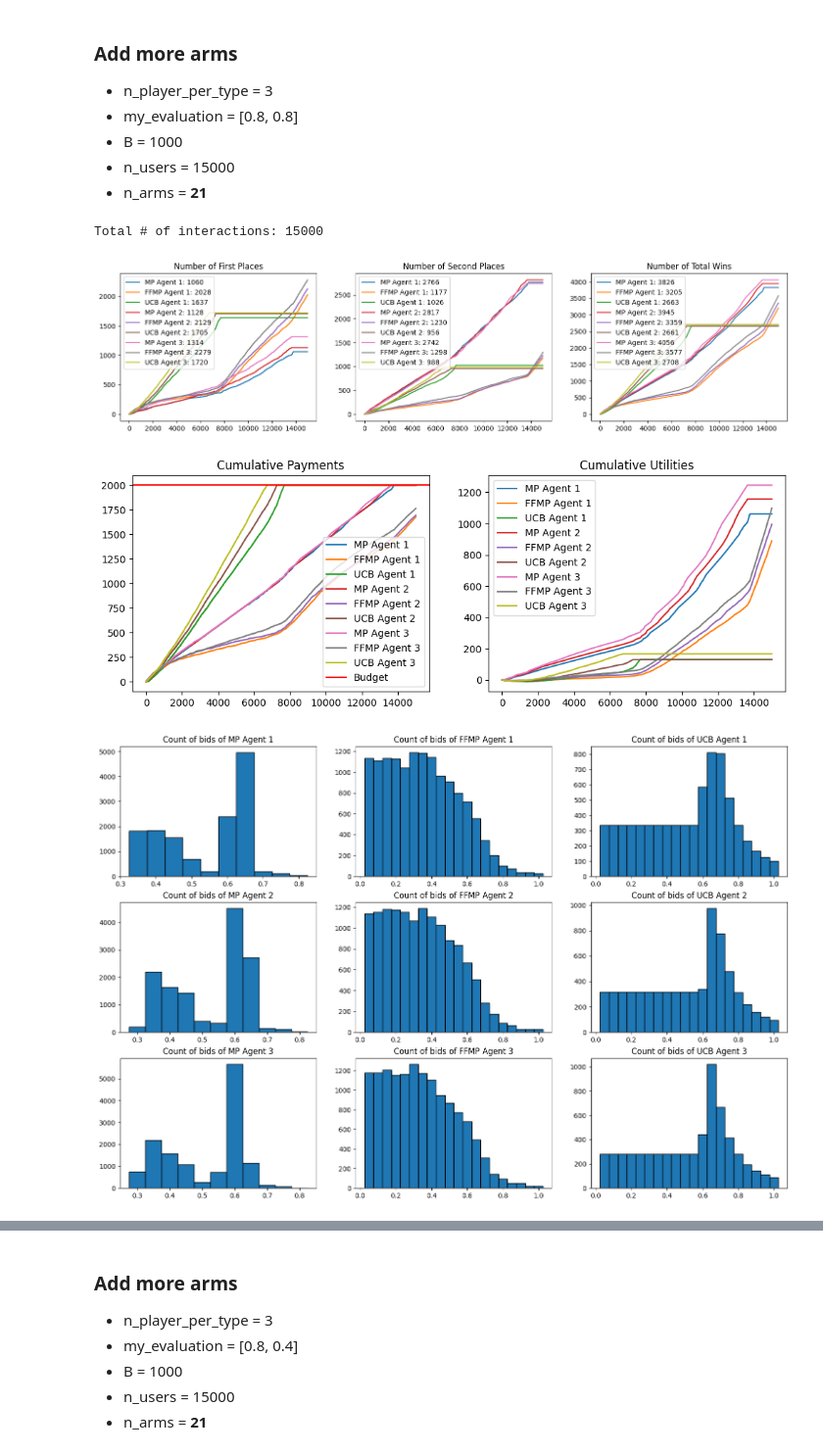
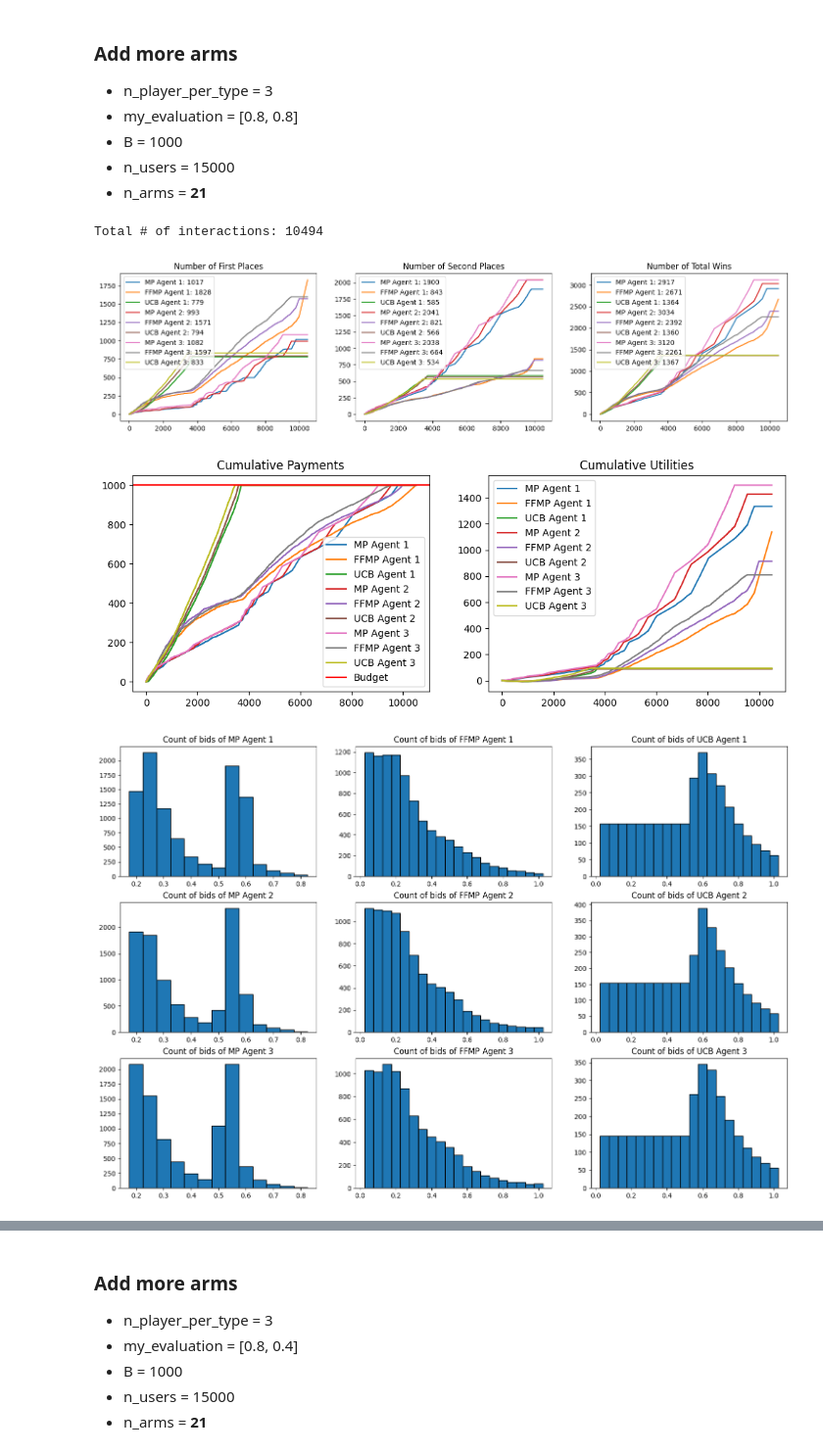
Before and after one commit to claudioarione/OnlineLearningApplications, a Jupyter notebook: requirement_4.ipynb, the cells around one changed output, grey strips where cells are left out. Shown at 98% size. Saved outputs shown, nothing was run; the diff lists cells and outputs as text; code cells hidden in the pictures.

Commit message:
Update requirement_4.ipynb
Fix minor bugs, add seed as parameter for trial

```diff
--- a/requirement_4.ipynb
+++ b/requirement_4.ipynb
@@ -238,6 +238,9 @@ eta = 1/np.sqrt(n_users)
 
 n_arms = 11 #change this to increse/decrese the number of arms
 available_bids = np.linspace(0,1,n_arms)
+
+print_rounds = False
+seed = 100
 # %% [markdown]
 ## Interaction
 # %%
@@ -270,7 +273,7 @@ total_second_place_array = [0] * n_advertisers
 #if players[i] has depleted his budget -> budgets_flag[i] = 1
 budgets_flag = [0] * n_advertisers
 
-np.random.seed(18)
+np.random.seed(seed)
 
 #start interaction
 for u in range(n_users):
@@ -331,7 +334,8 @@ for u in range(n_users):
       payments_array[j].append(c_t)
 
     #print the round
-    #print(f'Round {u+1}) --- Bids: {bids_normalized} --- Winners: {winners} --- payment: {payments_per_click}')
+    if print_rounds == True:
+      print(f'Round {u+1}) --- Bids: {bids_normalized} --- Winners: {winners} --- payment: {payments_per_click}')
 
     # Check if everyone is out of budget: if yes -> stop the rounds
     flag = 1
@@ -419,9 +423,9 @@ plt.show()
 ## Trial Class
 # %%
 class Trial:
-  def __init__(self, n_player_per_type=1, my_valuations=[0.8, 0.8], B=1000, n_users=5000, n_arms=11, print_rounds=False):
+  def __init__(self, n_player_per_type=1, my_valuations=[0.8, 0.8], B=1000, n_users=5000, n_arms=11, print_rounds=False, seed=100):
     self.player_types_name = ["MP Agent", "FFMP Agent", "UCB Agent"]
-    self.player_types = len(player_types_name)
+    self.player_types = len(self.player_types_name)
 
     self.n_player_per_type = n_player_per_type
     self.my_valuations = my_valuations
@@ -435,6 +439,7 @@ class Trial:
     self.eta = 1/np.sqrt(self.n_users)
     self.available_bids = np.linspace(0,1,self.n_arms)
     self.print_rounds = print_rounds
+    self.seed = seed
 
     self.players = []
 
@@ -465,7 +470,7 @@ class Trial:
     #if players[i] has depleted his budget -> budgets_flag[i] = 1
     self.budgets_flag = [0] * self.n_advertisers
 
-    np.random.seed(18)
+    np.random.seed(self.seed)
 
     #start interaction
     for u in range(self.n_users):
@@ -538,10 +543,12 @@ class Trial:
     #final print
     print(f'Total # of interactions: {u+1}')
 
+
   def print_results(self):
     for i in range(self.n_advertisers):
       print(f'Total # of First Places of player {self.player_types_name[i%3]} {int(i/3) + 1}: {self.total_first_place_array[i]}')
       print(f'Total # of Second Places of player {self.player_types_name[i%3]} {int(i/3) + 1}: {self.total_second_place_array[i]}')
+
 
   def plot_winnings(self):
     fig, axes = plt.subplots(nrows=1, ncols=3, figsize = (18,4))
@@ -556,6 +563,7 @@ class Trial:
     axes[2].set_title('Number of Total Wins')
     axes[2].legend()
 
+
   def plot_payments_and_utilities(self):
     fig, axes = plt.subplots(nrows=1, ncols=2, figsize = (12,4))
     for i in range(self.n_advertisers):
@@ -568,6 +576,7 @@ class Trial:
     axes[0].legend()
     axes[1].set_title('Cumulative Utilities')
     axes[1].legend()
+
 
   def plot_biddings(self):
     #Plor history of bids
@@ -634,12 +643,12 @@ Total # of interactions: 10714
 *   n_users = 15000
 *   n_arms = **21**
 # %%
-trial = Trial(n_player_per_type=3, my_valuations=[0.8, 0.8], B=2000, n_users=15000, n_arms=21)
+trial = Trial(n_player_per_type=3, my_valuations=[0.8, 0.8], B=1000, n_users=15000, n_arms=21)
 trial.plot_winnings()
 trial.plot_payments_and_utilities()
 trial.plot_biddings()
 # %% [output]
-Total # of interactions: 15000
+Total # of interactions: 10494
-[figure, old version]
+[figure, new version]
-[figure, old version]
+[figure, new version]
-[figure, old version]
+[figure, new version]
```
Also changed, not shown: parts of 16 cells of this notebook.
